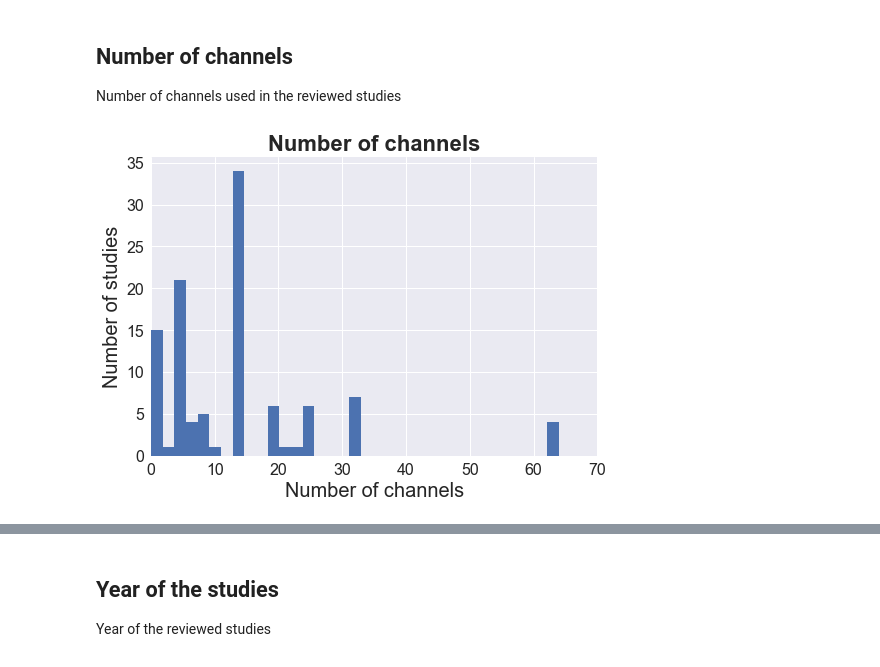
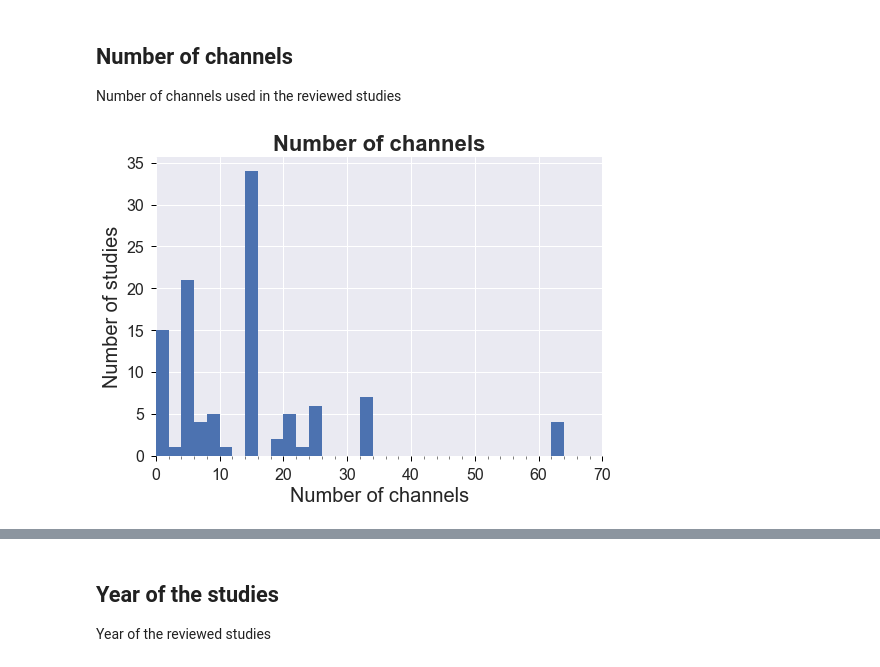
Before and after one commit to guiomar/wEEG, a Jupyter notebook: wEEG.ipynb, the cells around one changed output, grey strips where cells are left out. Saved outputs shown, nothing was run; the diff lists cells and outputs as text; code cells hidden in the pictures.

```diff
--- a/wEEG.ipynb
+++ b/wEEG.ipynb
@@ -28,20 +28,25 @@ plt.style.use('seaborn')
 # %%
 fig = plt.figure()
 ax  = plt.axes()
-plt.hist(df['Nchannels'], bins=35, density=False, label='Nchannels')
+plt.hist(df['Nchannels'], bins=32, density=False, label='Nchannels')
 
 # Add title
 plt.title('Number of channels', fontweight='bold',fontsize=FS)
 
 # Add data labels
 ax.set_xlabel('Number of channels',fontsize=FS-2)
 ax.set_ylabel('Number of studies',fontsize=FS-2)
 
 # Set the ranges to plot of x
 ax.set_xlim([0, 70])
 
 ax.tick_params(axis='both', which='major', labelsize=16)
+ax.xaxis.set_minor_locator(MultipleLocator(2))
+ax.tick_params(which='minor', length=3, color='k', direction='out')
+ax.tick_params(which='major', length=5, color='k')
+
+
 
 plt.show();
 # %% [output]
-[figure, old version]
+[figure, new version]
```
Also changed, not shown: parts of 3 cells of this notebook.
